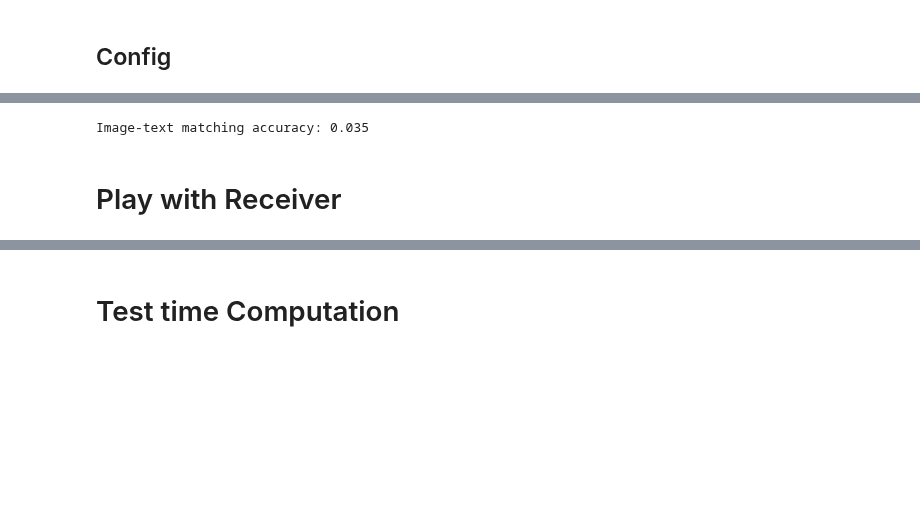
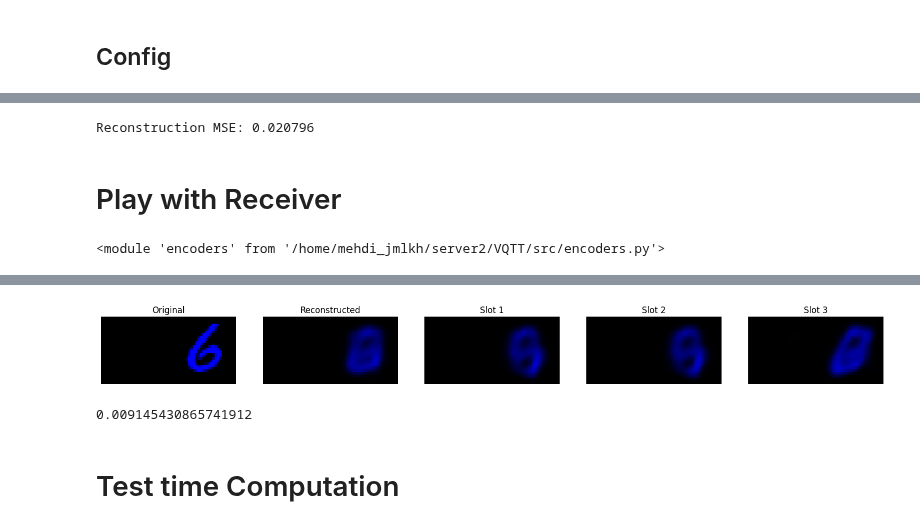
Before and after one commit to MehdiJmlkh/Test-Time-Emergent-Language, a Jupyter notebook: VQTT/src/0_vq_method.ipynb, the cells around one changed output, grey strips where cells are left out. Saved outputs shown, nothing was run; the diff lists cells and outputs as text; code cells hidden in the pictures; blank space fills up the shorter version.

Commit message:
Save all modifications related to reconstruction (may be needed in the future)

```diff
--- a/VQTT/src/0_vq_method.ipynb
+++ b/VQTT/src/0_vq_method.ipynb
@@ -329,7 +343,6 @@ class DogClassBatchSampler(Sampler):
 set_seed(config.seed)
 batch_sampler = None
 collate_fn = None
-
 # Create dataset and split into train/validation/test sets
 if config.dataset == 'objects':
     dataset = ObjectsDataset()
@@ -351,8 +364,18 @@ elif config.dataset == 'shape1':
     else:
         test_time_dataset = load_dataset("/home/shared/data/shape/test/two_shape")
 
-    object_encoder_a = ProtoNetCNNEncoder()
-    object_encoder_b = ProtoNetCNNEncoder()
+    # object_encoder_a = ProtoNetCNNEncoder()
+    # object_encoder_b = ProtoNetCNNEncoder()
+    # object_decoder_a = encoders.ProtoNetCNNDecoder(representation_dim=config.representation_dim)
+    # object_decoder_b = encoders.ProtoNetCNNDecoder(representation_dim=config.representation_dim)
+
+    object_encoder_a = encoders.SlotAttentionEncoder(resolution=(64, 64), num_slots=config.message_length[-1], num_iterations=10)
+    object_encoder_b = encoders.SlotAttentionEncoder(resolution=(64, 64), num_slots=config.message_length[-1], num_iterations=10)
+    object_decoder_a = encoders.SlotAttentionDecoder(resolution=(64, 64), num_slots=config.message_length[-1], num_iterations=10)
+    object_decoder_b = encoders.SlotAttentionDecoder(resolution=(64, 64), num_slots=config.message_length[-1], num_iterations=10)
+
+
+
 elif config.dataset == 'shape12':
     train_dataset = load_dataset("/home/shared/data/shape12/train")
     val_dataset = load_dataset("/home/shared/data/shape12/val")
@@ -386,8 +409,16 @@ elif config.dataset == 'mnist1':
 
     train_dataset, val_dataset = random_split(dataset, [50000, 10000])
 
-    object_encoder_a = ProtoNetCNNEncoder(in_channels=1)
-    object_encoder_b = ProtoNetCNNEncoder(in_channels=1)
+    # object_encoder_a = ProtoNetCNNEncoder(in_channels=1)
+    # object_encoder_b = ProtoNetCNNEncoder(in_channels=1)
+    # object_decoder_a = encoders.ProtoNetCNNDecoder(representation_dim=config.representation_dim, out_channels=1, sizes=[(1, 3), (3, 7), (7, 14), (14, 28), (28, 56)])
+    # object_decoder_b = encoders.ProtoNetCNNDecoder(representation_dim=config.representation_dim, out_channels=1, sizes=[(1, 3), (3, 7), (7, 14), (14, 28), (28, 56)])
+
+    object_encoder_a = encoders.SlotAttentionEncoder(num_slots=config.message_length[-1], num_iterations=3)
+    object_encoder_b = encoders.SlotAttentionEncoder(num_slots=config.message_length[-1], num_iterations=3)
+    object_decoder_a = encoders.SlotAttentionDecoder(num_slots=config.message_length[-1], num_iterations=3)
+    object_decoder_b = encoders.SlotAttentionDecoder(num_slots=config.message_length[-1], num_iterations=3)
+
 
     if config.dataset_tt == 'mnist1':
         test_time_dataset = random_split(MNIST('test', path='/home/shared/data/MNIST1'), [2000, 8000])[0]
@@ -433,8 +464,8 @@ elif config.dataset == 'imagenet':
     dataset = EmbeddingDataset(embeddings, labels, train_idx)
     train_dataset, val_dataset, test_dataset = random_split(dataset, [0.8, 0.1, 0.1])
 
-    object_encoder_a = encoders.IdentityEncoder(batch_norm=config.baseline)
-    object_encoder_b = encoders.IdentityEncoder(batch_norm=config.baseline)
+    object_encoder_a = encoders.IdentityEncoder()
+    object_encoder_b = encoders.IdentityEncoder()
 
     if config.dataset_tt == "imagenet":
         test_time_dataset = test_dataset
@@ -512,7 +543,8 @@ else:
         decay=config.decay,
         commitment_weight=config.commitment_weight,
         orthogonal_reg_weight=0,
-        use_cosine_sim = (config.sim == "cosine")
+        use_cosine_sim = (config.sim == "cosine"),
+        object_decoder=object_decoder_a
     ).to(device)
 
     agent_b = VQELAgent(
@@ -521,7 +553,8 @@ else:
         threshold_ema_dead_code=config.threshold_ema_dead_code,
         vocab_size=config.vocab_size,
         object_encoder=object_encoder_b,
-        use_cosine_sim = (config.sim == "cosine")
+        use_cosine_sim = (config.sim == "cosine"),
+        object_decoder=object_decoder_b
     ).to(device)
 # %%
 import logging
@@ -579,4 +612,5 @@ if (config.pretrained_checkpoint_a == None) and (config.pretrained_checkpoint_b
         entropy_factor=int(config.entropy_regularization_factor),
         contrastive_loss_temperature=config.contrastive_loss_temperature,
         ckpt_dir=config.ckpt_dir,
+        refrential=config.refrential,
     )
@@ -596,10 +632,10 @@ if config.baseline:
     self_play_acc_b = 0.0
 else:
     self_play_acc_b = evaluate_self_communicate(
-        agent_b, test_dataset, device, config.message_length[-1], number_of_candidates=config.number_of_candidates, collate_fn=collate_fn
+        agent_b, test_dataset, device, config.message_length[-1], number_of_candidates=config.number_of_candidates, collate_fn=collate_fn, refrential=config.refrential
     )
 # %% [output]
-Image-text matching accuracy: 0.035
+Reconstruction MSE: 0.020796
 # %% [markdown]
 # Play with Receiver
 # %%
@@ -629,6 +665,11 @@ lr_scheduler = get_scheduler(
     optimizer=optimizer,
     num_warmup_steps=config.num_warmup_steps,
 )
+# %%
+importlib.reload(trainers)
+importlib.reload(encoders)
+# %% [output]
+<module 'encoders' from '/home/mehdi_jmlkh/server2/VQTT/src/encoders.py'>
 # %%
 from trainers import train_agents_baseline_reinforce
 
@@ -674,7 +715,8 @@ else:
         ckpt_dir=config.ckpt_dir_dialogue,
         agent_a_training_mode=config.agent_a_training_mode,
         freeze_codebook=config.freeze_codebook,
-        tensorboard_writer=writer
+        tensorboard_writer=writer,
+        refrential=config.refrential,
     )
 
     agent_a.load_state_dict(torch.load(f'./{config.ckpt_dir_dialogue}/best_model.pth', weights_only=True)['agent_a'])
@@ -683,6 +725,6 @@ else:
 from utils import evaluate_cross_communicate
 
 # Evaluate test accuracy
-mutual_play_acc = evaluate_cross_communicate(agent_a, agent_b, test_dataset, device, config.message_length[-1], config.number_of_candidates, collate_fn=collate_fn)
+mutual_play_acc = evaluate_cross_communicate(agent_a, agent_b, test_dataset, device, config.message_length[-1], config.number_of_candidates, collate_fn=collate_fn, refrential=config.refrential)
 print(mutual_play_acc)
 # %% [output]
@@ -690,3 +735,5 @@ print(mutual_play_acc)
+[figure, added]
+0.009145430865741912
 # %% [markdown]
 # Test time Computation
 # %%
```
Also changed, not shown: parts of 11 cells of this notebook, 11 other files.
